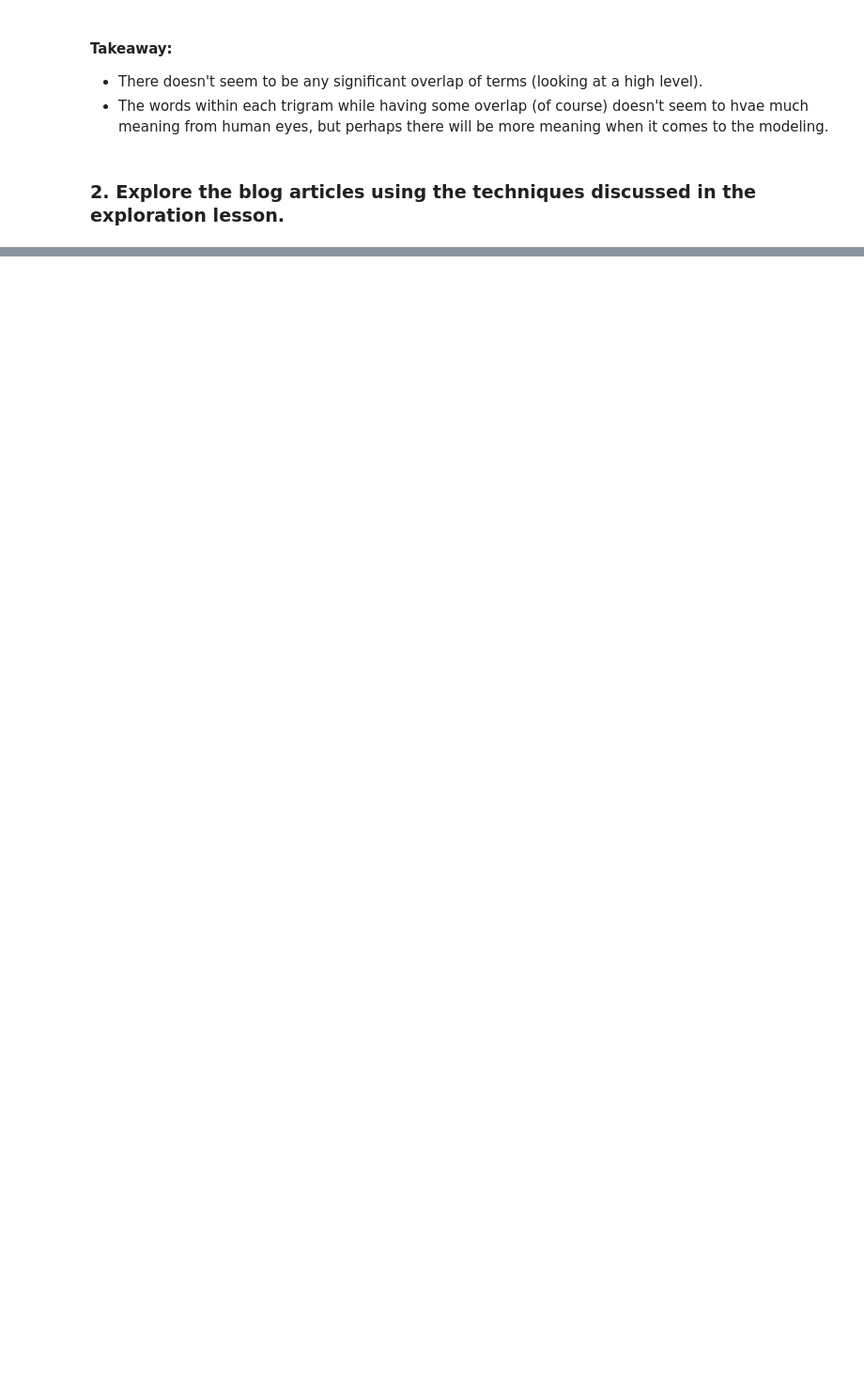
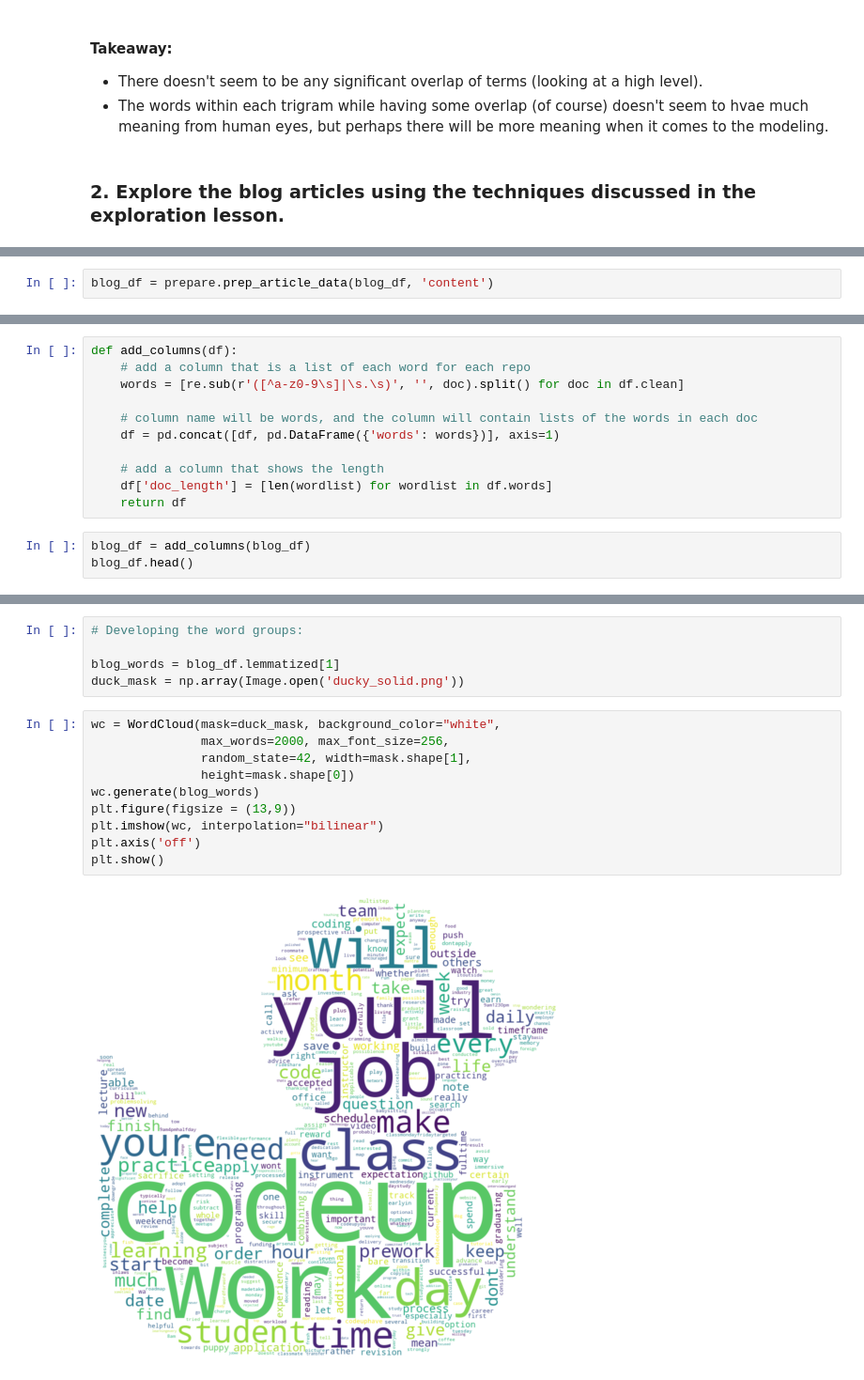
Before and after one commit to lukewbecker/natural-language-processing-exercises, a Jupyter notebook: explore.ipynb, the cells around one changed output, grey strips where cells are left out. Shown at 94% size. Drawn from its saved outputs; the diff is of its cells as text; blank space fills up the shorter version.

```diff
--- a/explore.ipynb
+++ b/explore.ipynb
@@ -348,0 +368,2 @@ plt.show()
+# %%
+blog_df = prepare.prep_article_data(blog_df, 'content')
@@ -348,0 +379,14 @@ plt.show()
+# %%
+def add_columns(df):
+    # add a column that is a list of each word for each repo
+    words = [re.sub(r'([^a-z0-9\s]|\s.\s)', '', doc).split() for doc in df.clean]
+
+    # column name will be words, and the column will contain lists of the words in each doc
+    df = pd.concat([df, pd.DataFrame({'words': words})], axis=1)
+
+    # add a column that shows the length
+    df['doc_length'] = [len(wordlist) for wordlist in df.words]
+    return df
+# %%
+blog_df = add_columns(blog_df)
+blog_df.head()
@@ -348,0 +402,17 @@ plt.show()
+# %%
+# Developing the word groups:
+
+blog_words = blog_df.lemmatized[1]
+duck_mask = np.array(Image.open('ducky_solid.png'))
+# %%
+wc = WordCloud(mask=duck_mask, background_color="white",
+               max_words=2000, max_font_size=256,
+               random_state=42, width=mask.shape[1],
+               height=mask.shape[0])
+wc.generate(blog_words)
+plt.figure(figsize = (13,9))
+plt.imshow(wc, interpolation="bilinear")
+plt.axis('off')
+plt.show()
+# %% [output]
+[figure, added]
```
Also changed, not shown: parts of 21 cells of this notebook, 1 other file.
